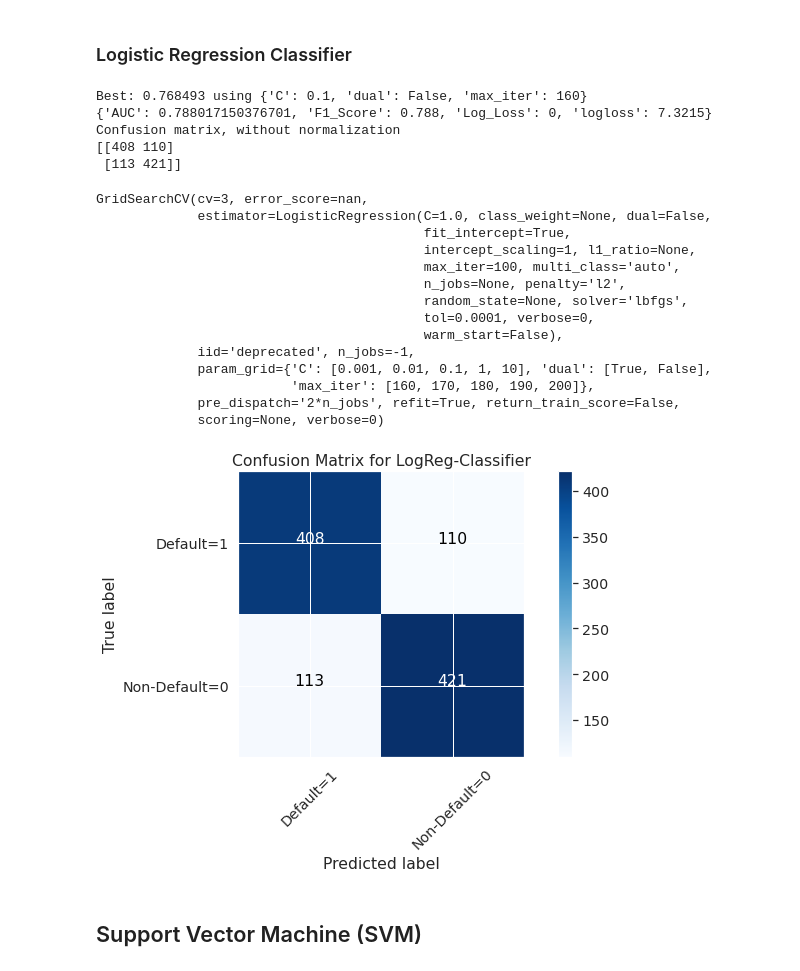
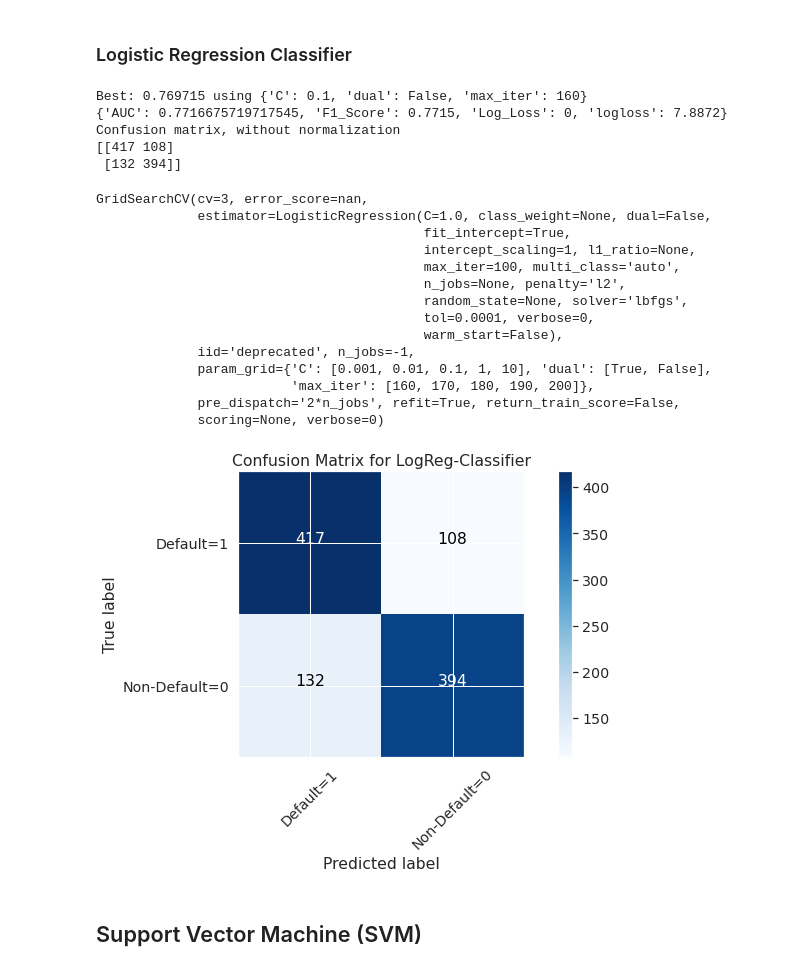
Before and after one commit to Lawrence-Krukrubo/Machine_Learning, a Jupyter notebook: loan_default_classifier.ipynb, the cells around one changed output. Drawn from its saved outputs; the diff is of its cells as text; code cells hidden in the pictures.

```diff
--- a/loan_default_classifier.ipynb
+++ b/loan_default_classifier.ipynb
@@ -525,0 +583,6 @@ loan_df_dummies.head()
+# %%
+corr_data = loan_df[numerical_columns].corr()
+plt.figure(figsize=(12, 8))
+sns.set_style('ticks')
+sns.heatmap(corr_data, annot=True)
+plt.show()
@@ -716 +769,7 @@ y_val_test shape is: (1052,)
+# %%
+from sklearn.model_selection import train_test_split
+X = resampled_data.iloc[:,:-1]
+Y = resampled_data.Default_On_Payment
+
+x_train, x_test, y_train, y_test = train_test_split(X, Y, test_size = 0.3, stratify=Y)
 # %% [markdown]
@@ -733,0 +777,6 @@ See the caveats in the documentation: https://pandas.pydata.org/pandas-docs/stab
+# %%
+# let's further split y_train, y_test into test and validation sets
+X = x_test
+Y = y_test
+
+x_val, x_test, y_val, y_test = train_test_split(X, Y, test_size = 0.5, stratify=Y)
@@ -862,7 +925,7 @@ from sklearn.linear_model import LogisticRegression
 import pylab as pl
 import scipy.optimize as opt
 # %%
-def log_reg_classifier(X_train, y_train, X_val_test, y_val_test):
+def log_reg_classifier(x_train, y_train, x_val, y_val):
     """This method takes the training and validation datasets and returns
     The best possible Logistic Regression Model"""
 
@@ -879,23 +942,23 @@ def log_reg_classifier(X_train, y_train, X_val_test, y_val_test):
     lr = LogisticRegression(penalty='l2')
     grid = GridSearchCV(estimator=lr, param_grid=param_grid, cv = 3, n_jobs=-1)
 
-    grid_result = grid.fit(X_train, y_train)
+    grid_result = grid.fit(x_train, y_train)
     # Summarize results
     print("Best: %f using %s" % (grid_result.best_score_, grid_result.best_params_))
 
-    y_hat = grid_result.predict(X_val_test)
-    evaluation_dict['AUC'] = roc_auc_score(y_val_test, y_hat)
+    y_hat = grid_result.predict(x_val)
+    evaluation_dict['AUC'] = roc_auc_score(y_val, y_hat)
 
     # Let's Measure the F1 Score
-    evaluation_dict['F1_Score'] = round(f1_score(y_val_test, y_hat, average='weighted'),4)
+    evaluation_dict['F1_Score'] = round(f1_score(y_val, y_hat, average='weighted'),4)
 
     # Let's Measure Logloss
-    evaluation_dict['logloss'] = round(log_loss(y_val_test, y_hat, normalize=True),4)
+    evaluation_dict['logloss'] = round(log_loss(y_val, y_hat, normalize=True),4)
 
     print(evaluation_dict)
 
     # Compute confusion matrix
-    logReg_cnf_matrix = confusion_matrix(y_val_test, y_hat, labels=[1,0])
+    logReg_cnf_matrix = confusion_matrix(y_val, y_hat, labels=[1,0])
     np.set_printoptions(precision=2)
 
 
@@ -910,29 +973,29 @@ def log_reg_classifier(X_train, y_train, X_val_test, y_val_test):
 
     return grid_result
 # %%
-Log_Reg_Model = log_reg_classifier(X_train, y_train, X_val_test, y_val_test)
+Log_Reg_Model = log_reg_classifier(x_train, y_train, x_val, y_val)
 Log_Reg_Model
 # %% [output]
-Best: 0.768493 using {'C': 0.1, 'dual': False, 'max_iter': 160}
-{'AUC': 0.788017150376701, 'F1_Score': 0.788, 'Log_Loss': 0, 'logloss': 7.3215}
+Best: 0.769715 using {'C': 0.1, 'dual': False, 'max_iter': 160}
+{'AUC': 0.7716675719717545, 'F1_Score': 0.7715, 'Log_Loss': 0, 'logloss': 7.8872}
 Confusion matrix, without normalization
-[[408 110]
- [113 421]]
+[[417 108]
+ [132 394]]
 GridSearchCV(cv=3, error_score=nan,
              estimator=LogisticRegression(C=1.0, class_weight=None, dual=False,
                                           fit_intercept=True,
                                           intercept_scaling=1, l1_ratio=None,
                                           max_iter=100, multi_class='auto',
                                           n_jobs=None, penalty='l2',
                                           random_state=None, solver='lbfgs',
                                           tol=0.0001, verbose=0,
                                           warm_start=False),
              iid='deprecated', n_jobs=-1,
              param_grid={'C': [0.001, 0.01, 0.1, 1, 10], 'dual': [True, False],
                          'max_iter': [160, 170, 180, 190, 200]},
              pre_dispatch='2*n_jobs', refit=True, return_train_score=False,
              scoring=None, verbose=0)
-[figure, old version]
+[figure, new version]
 # %% [markdown]
 ## Support Vector Machine (SVM)
 # %%
```
Also changed, not shown: parts of 38 cells of this notebook.
